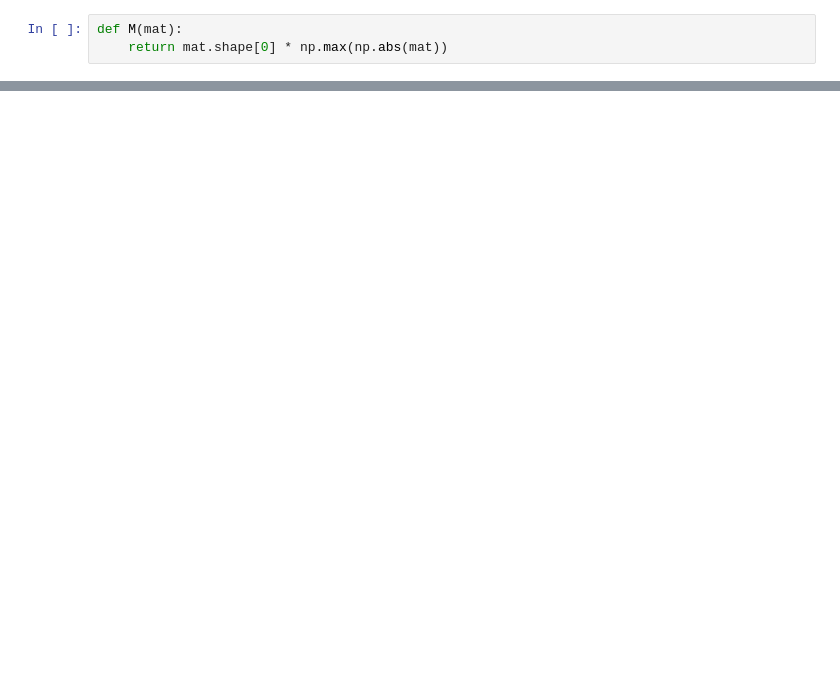
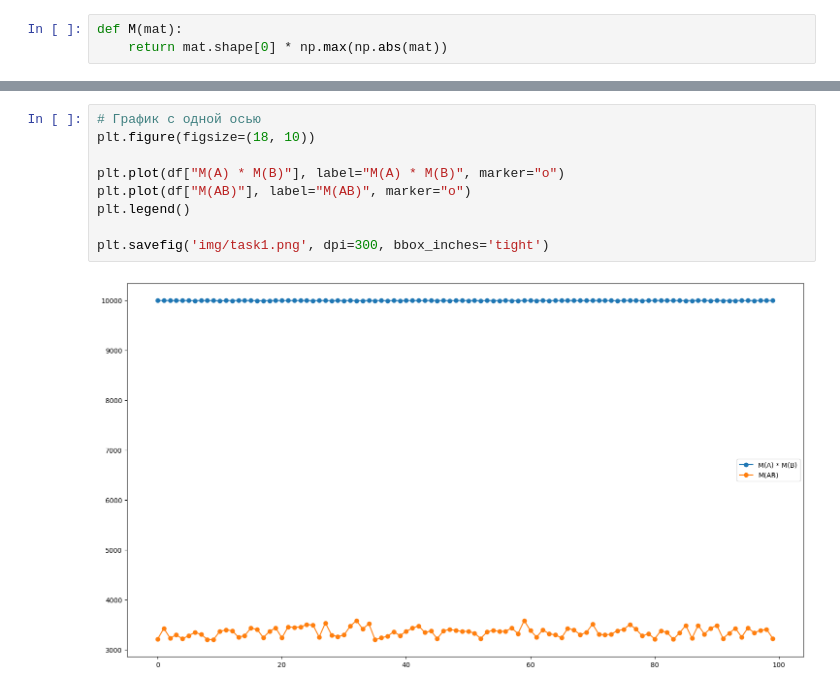
Before and after one commit to Jrol123/CalcMath, a Jupyter notebook: Course_prog/S5/task1.ipynb, the cells around one changed output, grey strips where cells are left out. Drawn from its saved outputs; the diff is of its cells as text; blank space fills up the shorter version.

```diff
--- a/Course_prog/S5/task1.ipynb
+++ b/Course_prog/S5/task1.ipynb
@@ -54,0 +90,11 @@ dtype: int64
+# %%
+# График с одной осью
+plt.figure(figsize=(18, 10))
+
+plt.plot(df["M(A) * M(B)"], label="M(A) * M(B)", marker="o")
+plt.plot(df["M(AB)"], label="M(AB)", marker="o")
+plt.legend()
+
+plt.savefig('img/task1.png', dpi=300, bbox_inches='tight')
+# %% [output]
+[figure, added]
```
Also changed, not shown: parts of 7 cells of this notebook, 3 other files.
